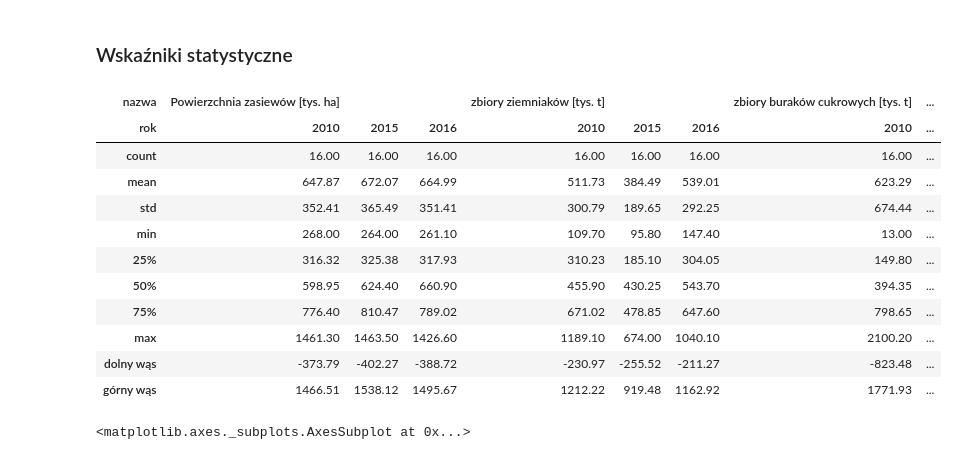
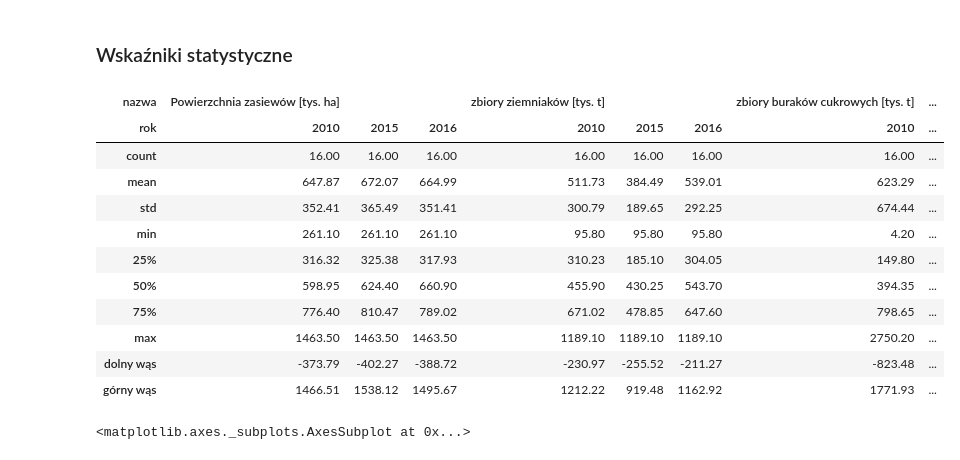
Before and after one commit to pracowniaPK/DataProject, a Jupyter notebook: project.ipynb, the cells around one changed output. Saved outputs shown, nothing was run; the diff lists cells and outputs as text; code cells hidden in the pictures.

```diff
--- a/project.ipynb
+++ b/project.ipynb
@@ -127,32 +95,41 @@ data
 # %%
 # wskaźniki statystyczne danych
 
 opis = data.apply(lambda srs: srs.describe())
 opis.loc['dolny wąs']  = [0] * opis.shape[1]
 opis.loc['górny wąs']  = [0] * opis.shape[1]
 
 def dolny_wąs(srs):
     iqr = srs['75%'] - srs['25%']
     srs['dolny wąs'] = srs['25%'] - 1.5 * iqr
 opis.apply(dolny_wąs)
 
 def górny_wąs(srs):
     iqr = srs['75%'] - srs['25%']
     srs['górny wąs'] = srs['75%'] + 1.5 * iqr
 opis.apply(górny_wąs)
 
+for i in range(int(opis.shape[1]/3)):
+    mini = min([opis.loc['min'][i*3],opis.loc['min'][i*3+1],opis.loc['min'][i*3+2]])
+    opis.loc['min'][i*3] = opis.loc['min'][i*3+1] = opis.loc['min'][i*3+2] = mini
+
+for i in range(int(opis.shape[1]/3)):
+    maxi = max([opis.loc['max'][i*3],opis.loc['max'][i*3+1],opis.loc['max'][i*3+2]])
+    opis.loc['max'][i*3] = opis.loc['max'][i*3+1] = opis.loc['max'][i*3+2] = maxi
+
+
 opis
 # %% [output]
 | nazwa | Powierzchnia zasiewów [tys. ha] |  |  | zbiory ziemniaków [tys. t] |  |  | zbiory buraków cukrowych [tys. t] | ... |
 | rok | 2010 | 2015 | 2016 | 2010 | 2015 | 2016 | 2010 | ... |
 | count | 16.00 | 16.00 | 16.00 | 16.00 | 16.00 | 16.00 | 16.00 | ... |
 | mean | 647.87 | 672.07 | 664.99 | 511.73 | 384.49 | 539.01 | 623.29 | ... |
 | std | 352.41 | 365.49 | 351.41 | 300.79 | 189.65 | 292.25 | 674.44 | ... |
-| min | 268.00 | 264.00 | 261.10 | 109.70 | 95.80 | 147.40 | 13.00 | ... |
+| min | 261.10 | 261.10 | 261.10 | 95.80 | 95.80 | 95.80 | 4.20 | ... |
 | 25% | 316.32 | 325.38 | 317.93 | 310.23 | 185.10 | 304.05 | 149.80 | ... |
 | 50% | 598.95 | 624.40 | 660.90 | 455.90 | 430.25 | 543.70 | 394.35 | ... |
 | 75% | 776.40 | 810.47 | 789.02 | 671.02 | 478.85 | 647.60 | 798.65 | ... |
-| max | 1461.30 | 1463.50 | 1426.60 | 1189.10 | 674.00 | 1040.10 | 2100.20 | ... |
+| max | 1463.50 | 1463.50 | 1463.50 | 1189.10 | 1189.10 | 1189.10 | 2750.20 | ... |
 | dolny wąs | -373.79 | -402.27 | -388.72 | -230.97 | -255.52 | -211.27 | -823.48 | ... |
 | górny wąs | 1466.51 | 1538.12 | 1495.67 | 1212.22 | 919.48 | 1162.92 | 1771.93 | ... |
 # %%
```
Also changed, not shown: parts of 15 cells of this notebook.
